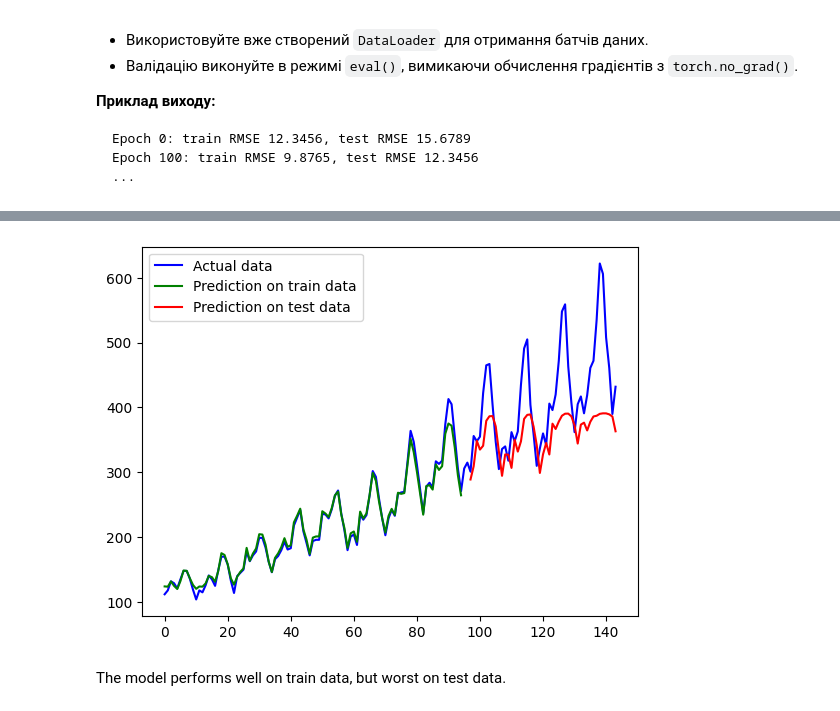
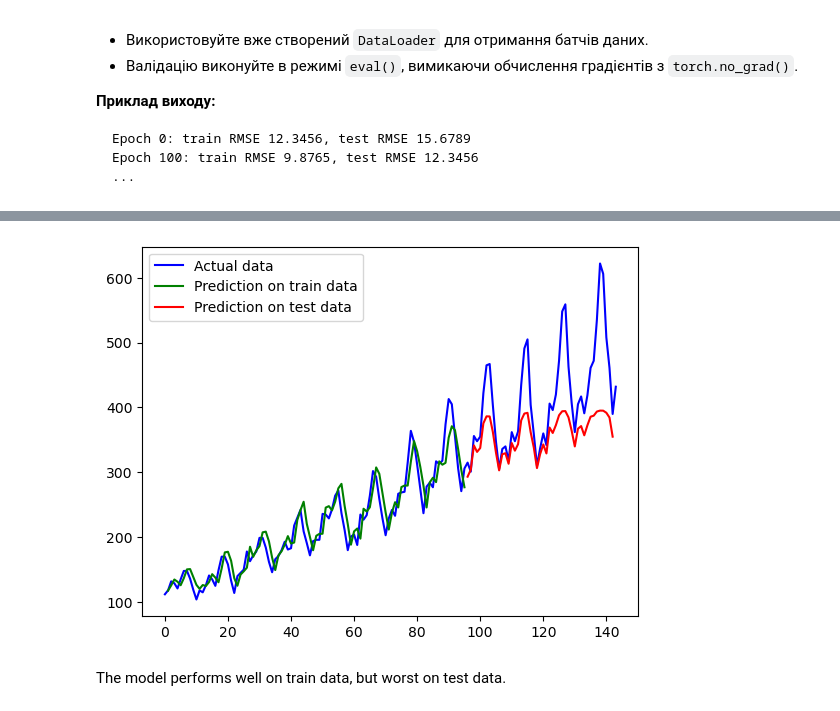
Before and after one commit to nvkoval/ML_for_people_course, a Jupyter notebook: HW_4_3_LSTM_for_Time_Series.ipynb, the cells around one changed output, grey strips where cells are left out. Saved outputs shown, nothing was run; the diff lists cells and outputs as text; code cells hidden in the pictures.

Commit message:
Update prediction plot

```diff
--- a/HW_4_3_LSTM_for_Time_Series.ipynb
+++ b/HW_4_3_LSTM_for_Time_Series.ipynb
@@ -280,17 +271,17 @@ plt.show()
 # %%
 with torch.no_grad():
     plt.plot(num_pessengers, 'b', label='Actual data')
 
     train_plot = np.ones_like(num_pessengers) * np.nan
-    train_plot[:len(X_train)] = model(X_train).numpy()
+    train_plot[lookback:len(X_train) + lookback] = model(X_train).numpy()
     plt.plot(train_plot, 'g', label='Prediction on train data')
 
     test_plot = np.ones_like(num_pessengers) * np.nan
-    test_plot[-len(X_test):] = model(X_test).numpy()
+    test_plot[-lookback - len(X_test):-lookback] = model(X_test).numpy()
     plt.plot(test_plot, 'r', label='Prediction on test data')
     plt.legend()
     plt.show()
 # %% [output]
-[figure, old version]
+[figure, new version]
 # %% [markdown]
 The model performs well on train data, but worst on test data.
```
Also changed, not shown: parts of 4 cells of this notebook.
